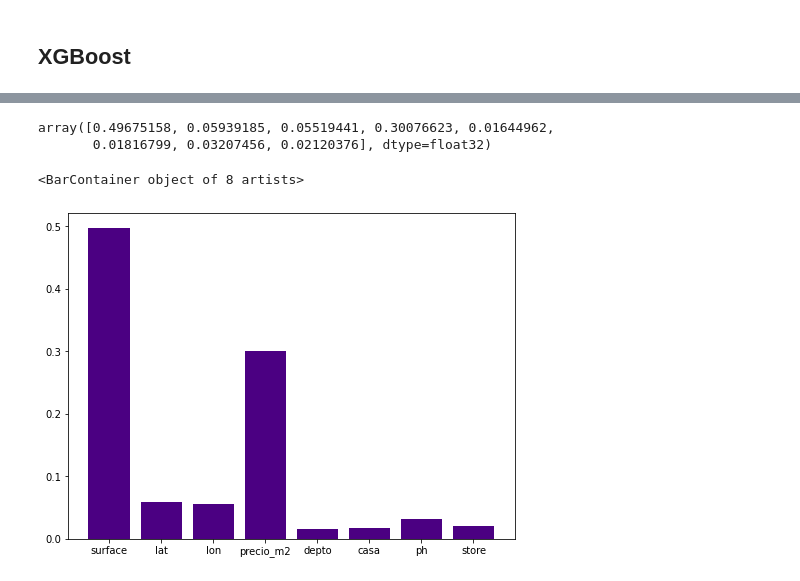
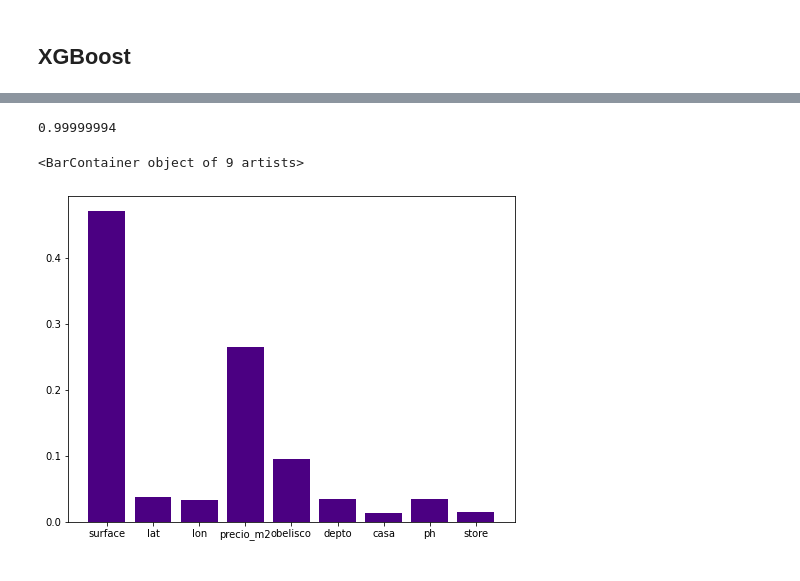
Before and after one commit to soledadh/limpieza_dataset_inmobiliario, a Jupyter notebook: multivariate_regression.ipynb, the cells around one changed output, grey strips where cells are left out. Cells and saved outputs as stored; diff of their text form; code cells hidden in the pictures.

```diff
--- a/multivariate_regression.ipynb
+++ b/multivariate_regression.ipynb
@@ -530,7 +506,7 @@ sns.barplot(x = 'model', y= 'value', data= df_plot[df_plot.variable == 'RMSE'],
 import xgboost as xgb
 from xgboost.sklearn import XGBRegressor
 # %%
-X= df[['surface_covered_in_m2', 'lat', 'lon', 'precio_m2', 'property_type']]
-X_encoded = pd.get_dummies(X, columns=['property_type'])
+X= df[['surface_covered_in_m2', 'lat', 'lon', 'precio_m2', 'distance_obelisco',  'property_type']]
+X_encoded = pd.get_dummies(X, columns=['property_type'], sparse=True)
 y = df.price_aprox_usd
 X_train, X_test, y_train, y_test = train_test_split(X_encoded, y, random_state=7)
@@ -623,14 +605,13 @@ print(optimal_params.best_params_)
 # %%
-rg_xgb.feature_importances_
+rg_xgb.feature_importances_.sum()
 # %% [output]
-array([0.49675158, 0.05939185, 0.05519441, 0.30076623, 0.01644962,
-       0.01816799, 0.03207456, 0.02120376], dtype=float32)
+0.99999994
 # %%
 plt.figure(figsize=(8, 6))
-plt.bar( ['surface', 'lat', 'lon', 'precio_m2', 'depto', 'casa', 'ph', 'store'],rg_xgb.feature_importances_, color= 'indigo')
+plt.bar( ['surface', 'lat', 'lon', 'precio_m2','obelisco', 'depto', 'casa', 'ph', 'store'],rg_xgb.feature_importances_[0:9], color= 'indigo')
 # %% [output]
-<BarContainer object of 8 artists>
+<BarContainer object of 9 artists>
-[figure, old version]
+[figure, new version]
 # %%
 df_plot = df_plot.append({'model': 'XGBoost' ,'variable': 'RMSE',	'value' : (-optimal_params.best_score_)}, ignore_index=True)
 # %%
```
Also changed, not shown: parts of 28 cells of this notebook.
